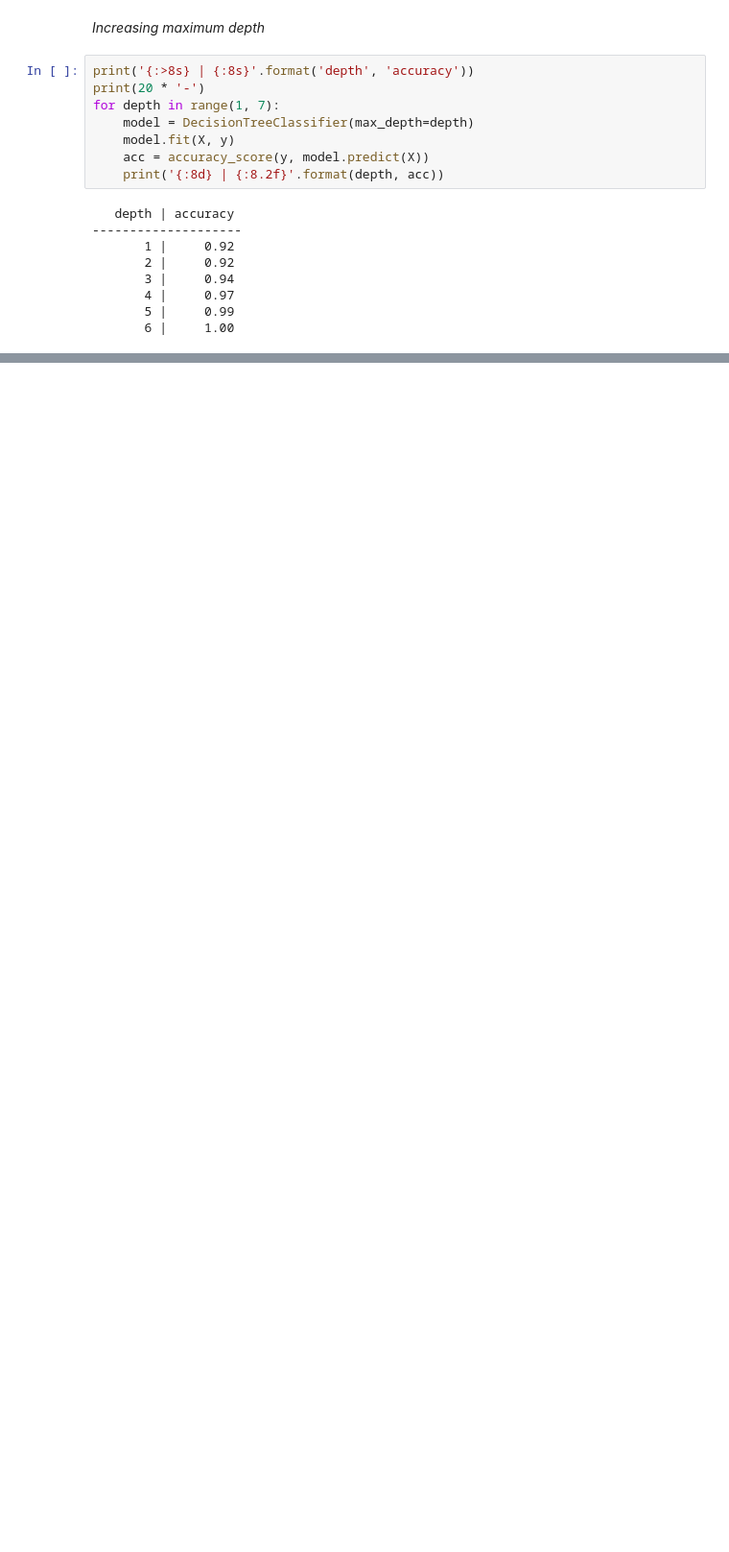
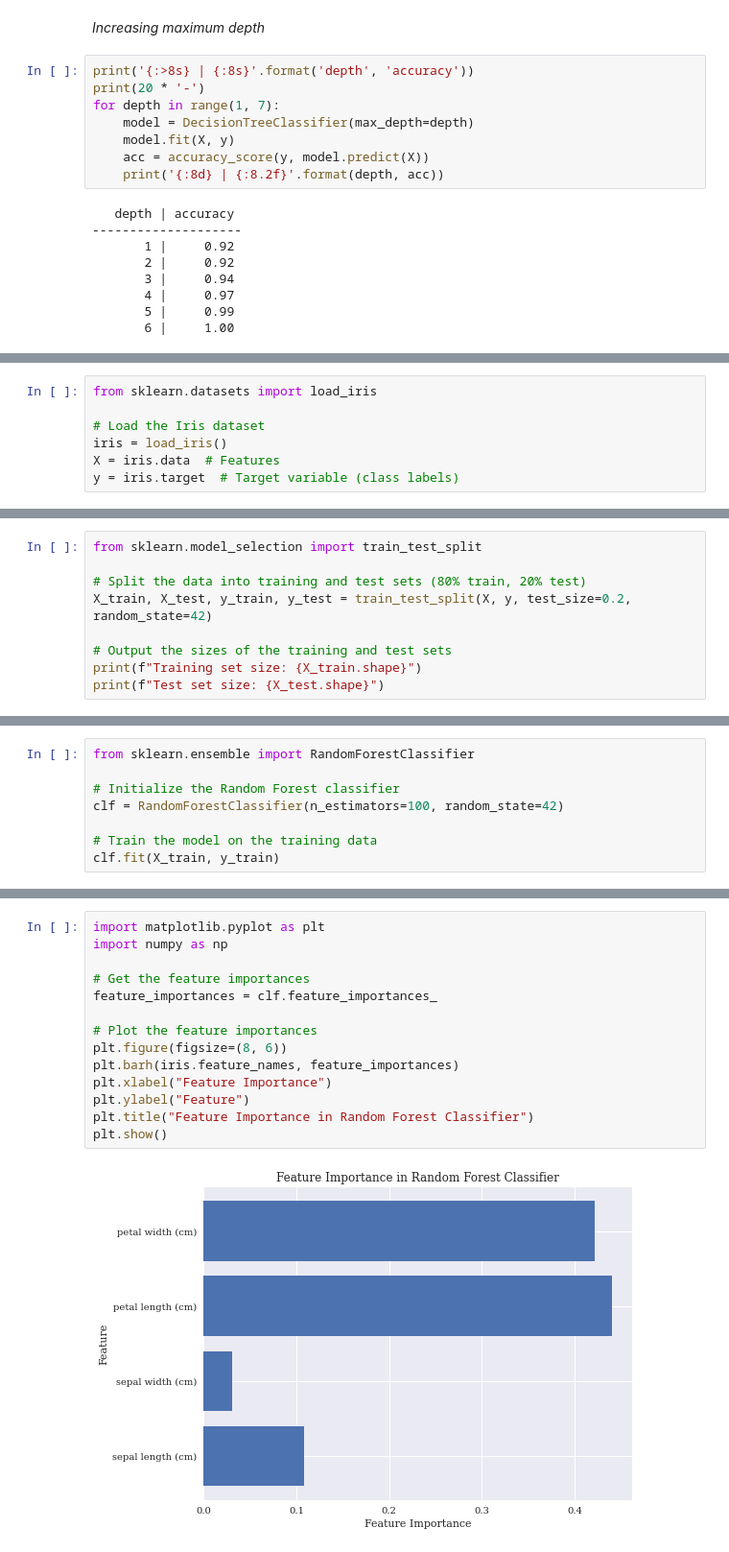
Before and after one commit to trkrkn/datascienceforfinance, a Jupyter notebook: Notebooks/12 - Machine Learning.ipynb, the cells around one changed output, grey strips where cells are left out. Shown: that part at 96% size. Drawn from its saved outputs; the diff is of its cells as text; blank space fills up the shorter version.

```diff
--- a/Notebooks/12 - Machine Learning.ipynb
+++ b/Notebooks/12 - Machine Learning.ipynb
@@ -406,0 +293,7 @@ train_x, test_x, train_y, test_y = train_test_split(X, y, test_size=0.33,
+# %%
+from sklearn.datasets import load_iris
+
+# Load the Iris dataset
+iris = load_iris()
+X = iris.data  # Features
+y = iris.target  # Target variable (class labels)
@@ -406,0 +307,9 @@ train_x, test_x, train_y, test_y = train_test_split(X, y, test_size=0.33,
+# %%
+from sklearn.model_selection import train_test_split
+
+# Split the data into training and test sets (80% train, 20% test)
+X_train, X_test, y_train, y_test = train_test_split(X, y, test_size=0.2, random_state=42)
+
+# Output the sizes of the training and test sets
+print(f"Training set size: {X_train.shape}")
+print(f"Test set size: {X_test.shape}")
@@ -406,0 +328,8 @@ train_x, test_x, train_y, test_y = train_test_split(X, y, test_size=0.33,
+# %%
+from sklearn.ensemble import RandomForestClassifier
+
+# Initialize the Random Forest classifier
+clf = RandomForestClassifier(n_estimators=100, random_state=42)
+
+# Train the model on the training data
+clf.fit(X_train, y_train)
@@ -406,0 +367,16 @@ train_x, test_x, train_y, test_y = train_test_split(X, y, test_size=0.33,
+# %%
+import matplotlib.pyplot as plt
+import numpy as np
+
+# Get the feature importances
+feature_importances = clf.feature_importances_
+
+# Plot the feature importances
+plt.figure(figsize=(8, 6))
+plt.barh(iris.feature_names, feature_importances)
+plt.xlabel("Feature Importance")
+plt.ylabel("Feature")
+plt.title("Feature Importance in Random Forest Classifier")
+plt.show()
+# %% [output]
+[figure, added]
```
Also changed, not shown: parts of 38 cells of this notebook, 1 other file.
